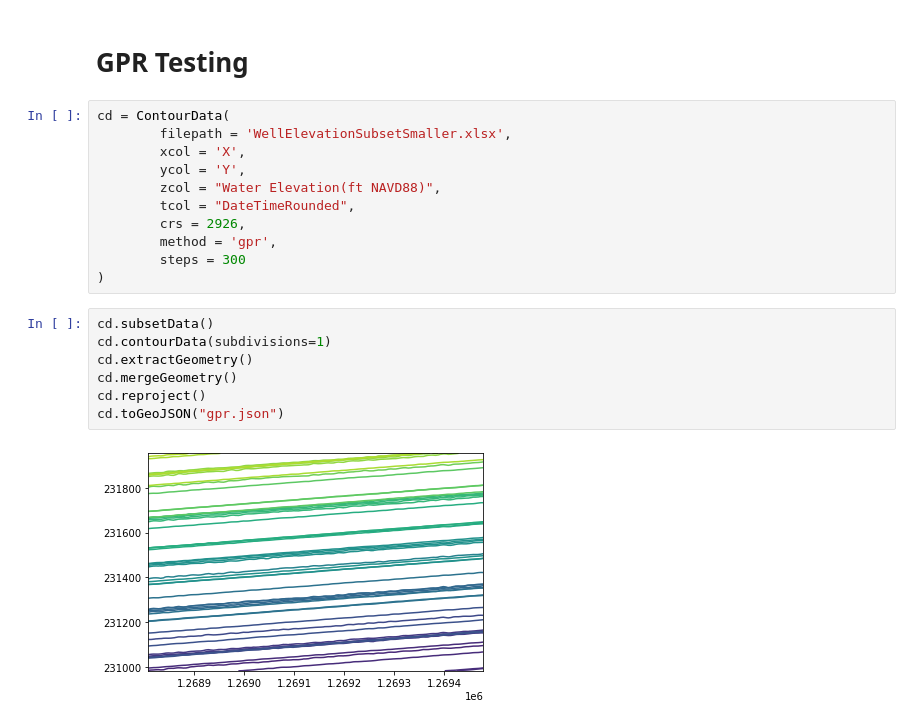
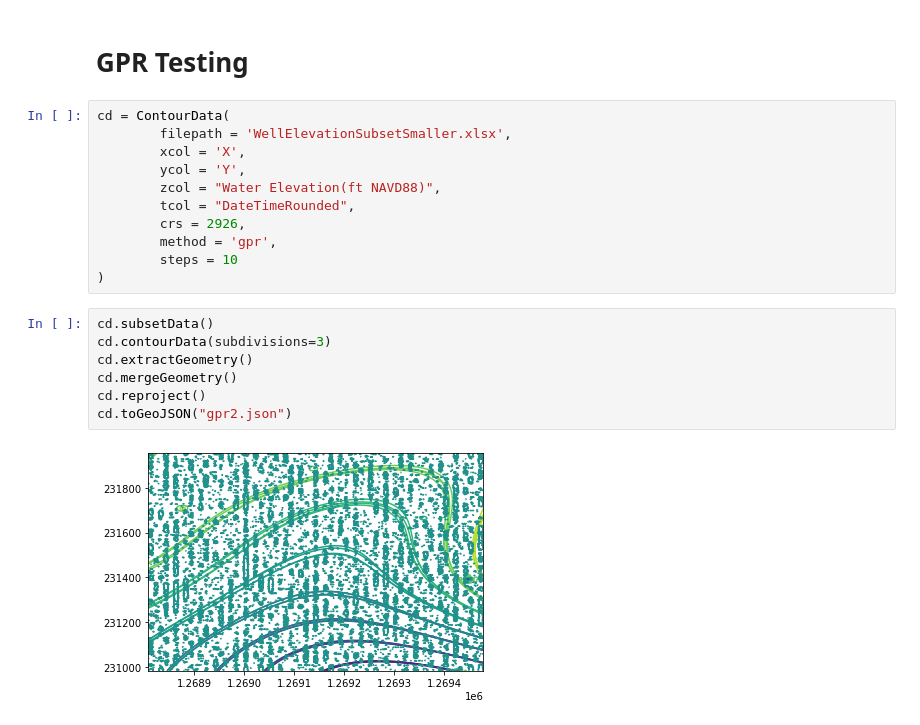
Before and after one commit to metostom/contouring, a Jupyter notebook: Contouring.ipynb, the cells around one changed output. Cells and saved outputs as stored; diff of their text form.

```diff
--- a/Contouring.ipynb
+++ b/Contouring.ipynb
@@ -55,14 +55,14 @@ cd = ContourData(
         tcol = "DateTimeRounded",
         crs = 2926,
         method = 'gpr',
-        steps = 300
+        steps = 10
 )
 # %%
 cd.subsetData()
-cd.contourData(subdivisions=1)
+cd.contourData(subdivisions=3)
 cd.extractGeometry()
 cd.mergeGeometry()
 cd.reproject()
-cd.toGeoJSON("gpr.json")
+cd.toGeoJSON("gpr2.json")
 # %% [output]
-[figure, old version]
+[figure, new version]
```
Also changed, not shown: parts of 5 cells of this notebook, 2 other files.
